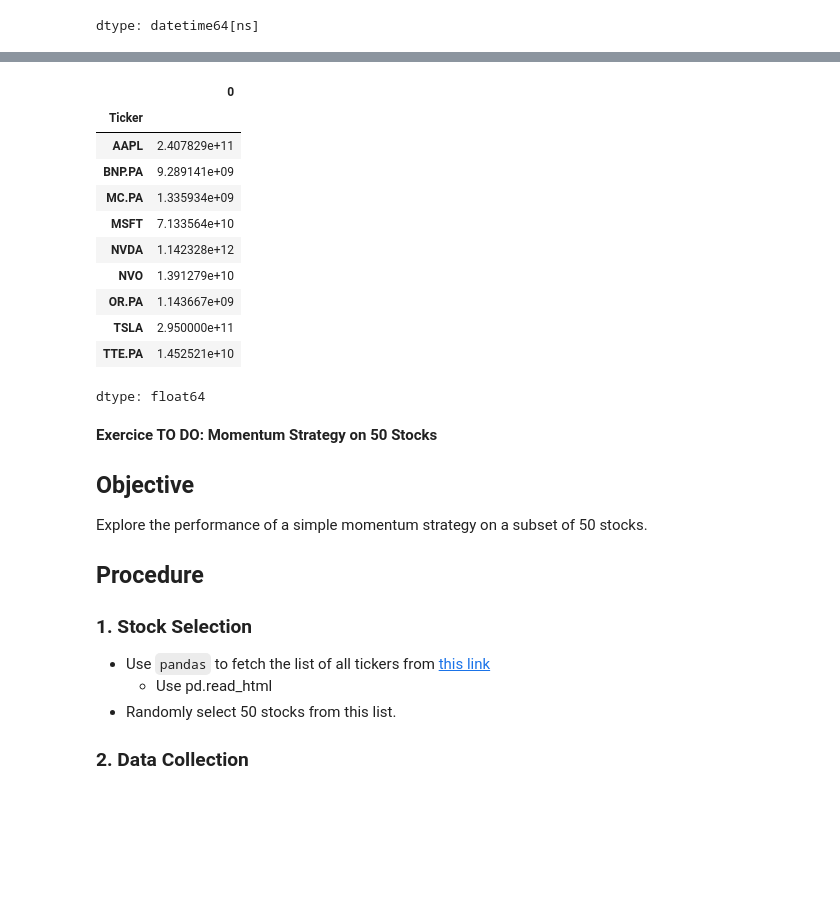
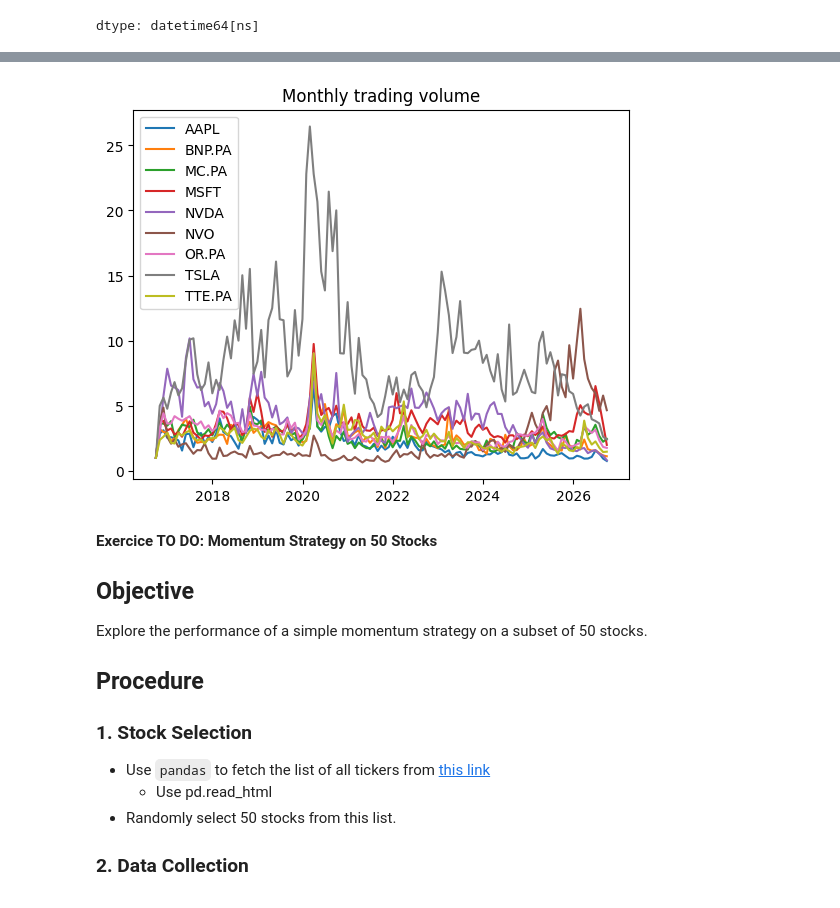
Before and after one commit to RaoulSinde/python-222, a Jupyter notebook: python_session_5.ipynb, the cells around one changed output, grey strips where cells are left out. Saved outputs shown, nothing was run; the diff lists cells and outputs as text; code cells hidden in the pictures; blank space fills up the shorter version.

```diff
--- a/python_session_5.ipynb
+++ b/python_session_5.ipynb
@@ -203,19 +216,11 @@ plt.show()
-# %%
-total_trading_volume=data['Volume'].sum()
-total_trading_volume
-# %% [output]
-|  | 0 |
-| Ticker |  |
-| AAPL | 2.407829e+11 |
-| BNP.PA | 9.289141e+09 |
-| MC.PA | 1.335934e+09 |
-| MSFT | 7.133564e+10 |
-| NVDA | 1.142328e+12 |
-| NVO | 1.391279e+10 |
-| OR.PA | 1.143667e+09 |
-| TSLA | 2.950000e+11 |
-| TTE.PA | 1.452521e+10 |
-dtype: float64
+# %%
+monthly_volume_rebased=monthly_data['Volume']/monthly_data['Volume'].iloc[0]
+plt.plot(monthly_volume_rebased)
+plt.title('Monthly trading volume')
+plt.legend(monthly_volume_rebased.columns)
+plt.show()
+# %% [output]
+[figure, added]
 # %% [markdown]
 **Exercice TO DO: Momentum Strategy on 50 Stocks**
 
```
Also changed, not shown: parts of 5 cells of this notebook.
